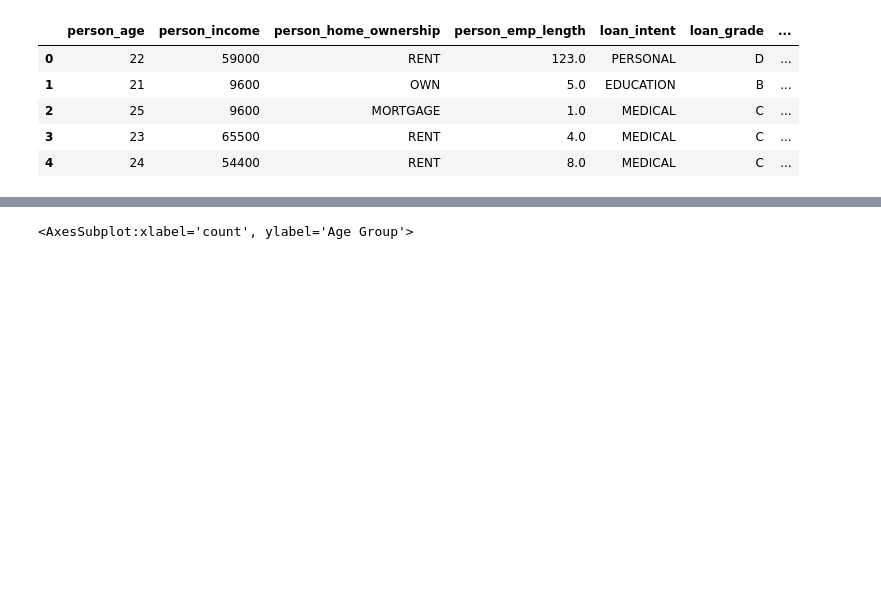
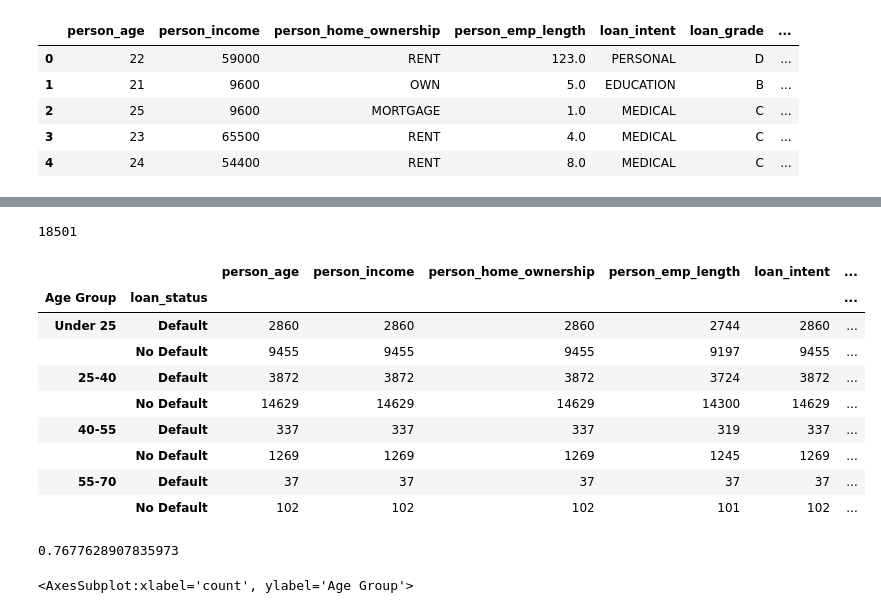
Before and after one commit to ltayara1/The-Young-and-the-Credit-less, a Jupyter notebook: credit_risk_analysis.ipynb, the cells around one changed output, grey strips where cells are left out. Saved outputs shown, nothing was run; the diff lists cells and outputs as text; code cells hidden in the pictures; blank space fills up the shorter version.

```diff
--- a/credit_risk_analysis.ipynb
+++ b/credit_risk_analysis.ipynb
@@ -71,3 +80,26 @@ credit_df['person_emp_length'] = credit_df['person_emp_length'].dropna()
+# %%
+total_loans.iloc[0, 0]
+# %% [output]
+18501
+# %%
+loan_status = credit_df.groupby(['Age Group', 'loan_status']).count()
+loan_status
+# %% [output]
+|  |  | person_age | person_income | person_home_ownership | person_emp_length | loan_intent | ... |
+| Age Group | loan_status |  |  |  |  |  | ... |
+| Under 25 | Default | 2860 | 2860 | 2860 | 2744 | 2860 | ... |
+|  | No Default | 9455 | 9455 | 9455 | 9197 | 9455 | ... |
+| 25-40 | Default | 3872 | 3872 | 3872 | 3724 | 3872 | ... |
+|  | No Default | 14629 | 14629 | 14629 | 14300 | 14629 | ... |
+| 40-55 | Default | 337 | 337 | 337 | 319 | 337 | ... |
+|  | No Default | 1269 | 1269 | 1269 | 1245 | 1269 | ... |
+| 55-70 | Default | 37 | 37 | 37 | 37 | 37 | ... |
+|  | No Default | 102 | 102 | 102 | 101 | 102 | ... |
+# %%
+WTF = loan_status.loc['Under 25','No Default'][0]/(loan_status.loc['Under 25','No Default'][0] + loan_status.loc['Under 25','Default'][0])
+WTF
+# %% [output]
+0.7677628907835973
 # %%
 #age_plot = sns.countplot(y='person_age',hue='loan_status', data=credit_df)
 
```
Also changed, not shown: parts of 1 cell of this notebook, 1 other file.
